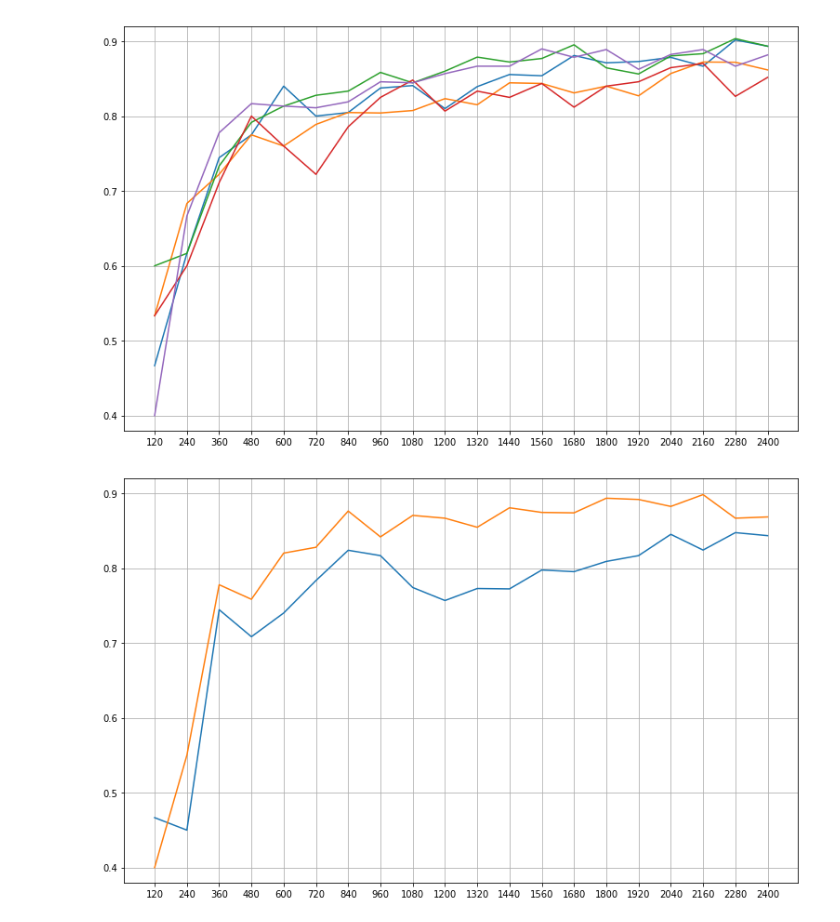
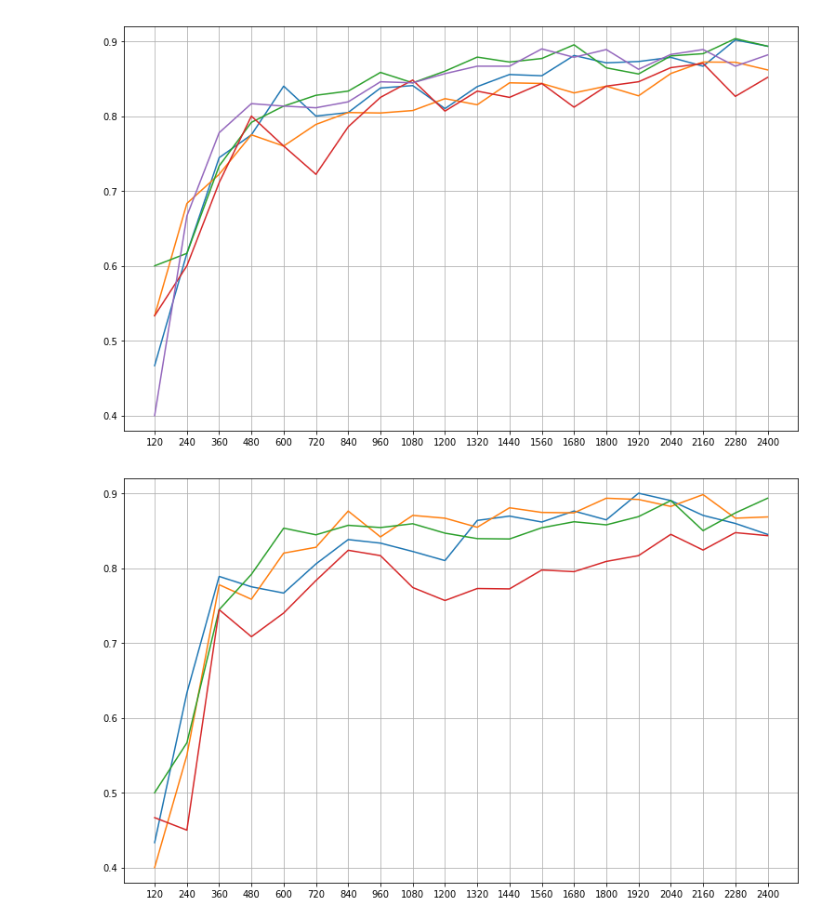
Before and after one commit to takitaki7474/m2-research-prototype, a Jupyter notebook: notebook/eval/eval5.ipynb, the cells around one changed output. Saved outputs shown, nothing was run; the diff lists cells and outputs as text; code cells hidden in the pictures.

```diff
--- a/notebook/eval/eval5.ipynb
+++ b/notebook/eval/eval5.ipynb
@@ -19,7 +19,7 @@ for eval_v in eval_list:
     conventional_accs.append(accs)
 # %%
 # 提案方法の評価対象logの読み込み
-eval_list = ["eval28", "eval29"]
+eval_list = ["eval38", "eval29", "eval39", "eval28"]
 model_list = ["v" + str(i) for i in range(1, 21)]
 proposal_accs = []
 
@@ -35,28 +35,30 @@ for eval_v in eval_list:
 # %%
 # 従来方法の精度推移の可視化
 xlist = list(range(1,21))
 ylists = conventional_accs
 
 fig2 = plt.figure(figsize=(13,8))
 plt.ylim(0.38, 0.92)
 plt.xticks(xlist, list(range(120, 120*20+1, 120)))
 plt.plot(xlist, ylists[0], color="tab:blue")
 plt.plot(xlist, ylists[1], color="tab:orange")
 plt.plot(xlist, ylists[2], color="tab:green")
 plt.plot(xlist, ylists[3], color="tab:red")
 plt.plot(xlist, ylists[4], color="tab:purple")
 plt.grid(True)
 
 # 提案方法の精度推移の可視化
 xlist = list(range(1,21))
 ylists = proposal_accs
 
 fig1 = plt.figure(figsize=(13,8))
 plt.ylim(0.38, 0.92)
 plt.xticks(xlist, list(range(120, 120*20+1, 120)))
-plt.plot(xlist, ylists[0], color="tab:blue") # FPupdate, queryN=10
-plt.plot(xlist, ylists[1], color="tab:orange") # MPupdate, queryN=10
+plt.plot(xlist, ylists[0], color="tab:blue") # 1/4update, queryN=10
+plt.plot(xlist, ylists[1], color="tab:orange") # 1/2update, queryN=10
+plt.plot(xlist, ylists[2], color="tab:green") # 3/4update, queryN=10
+plt.plot(xlist, ylists[3], color="tab:red") # 1update, queryN=10
 plt.grid(True)
 # %% [output]
 [figure]
-[figure, old version]
+[figure, new version]
```
Also changed, not shown: parts of 2 cells of this notebook.
